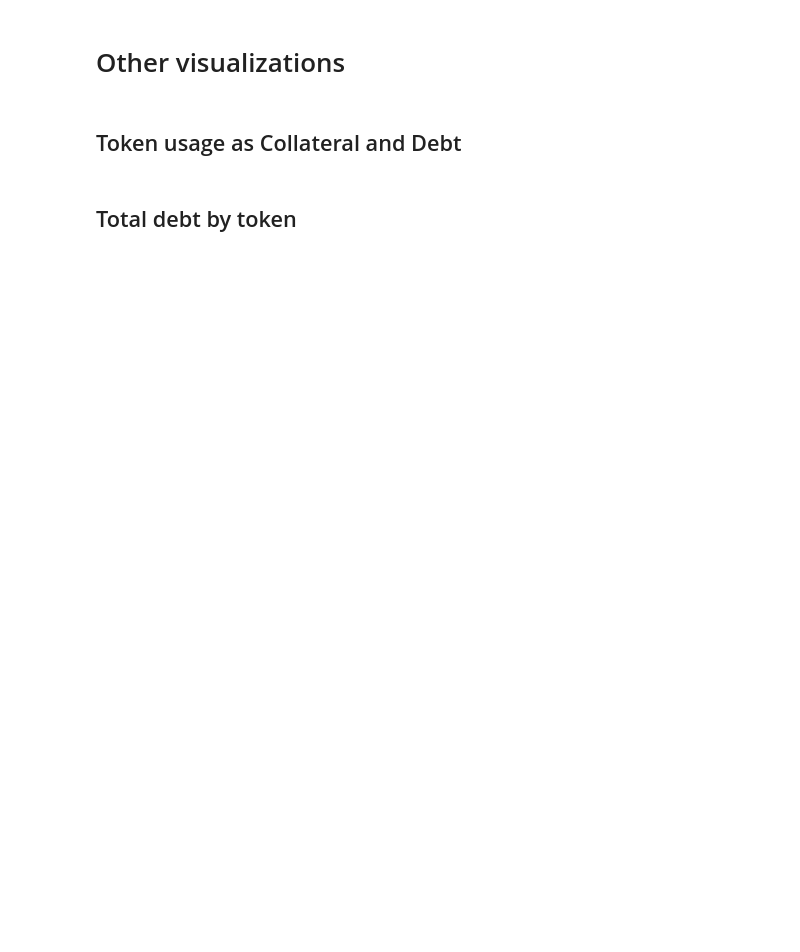
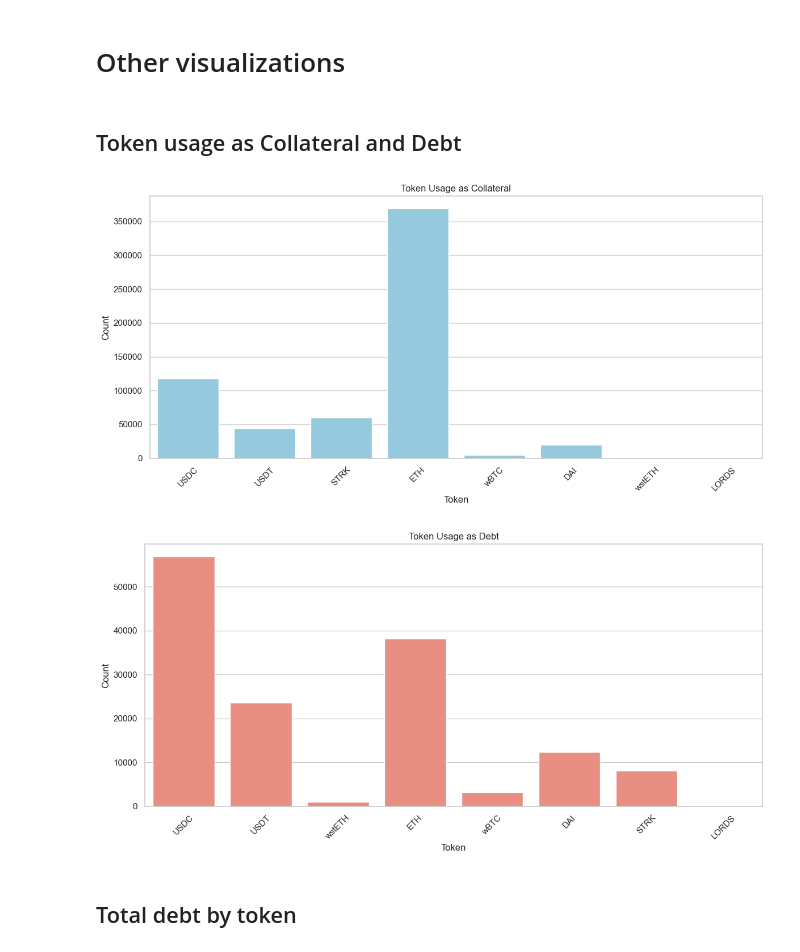
Before and after one commit to CarmineOptions/derisk-research, a Jupyter notebook: notebooks/analyze_looping_across_lending_protocols.ipynb, the cells around one changed output. Drawn from its saved outputs; the diff is of its cells as text; code cells hidden in the pictures; blank space fills up the shorter version.

```diff
--- a/notebooks/analyze_looping_across_lending_protocols.ipynb
+++ b/notebooks/analyze_looping_across_lending_protocols.ipynb
@@ -515,11 +557,11 @@ plt.show()
 ## Token usage as Collateral and Debt
 # %%
 # Function to count token usage in collateral and debt
-def count_token_usage(user_actions: Dict[str, List[Tuple[str, str, float, str]]]) -> Tuple[Dict[str, int], Dict[str, int]]:
+def count_token_usage(user_actions: UserAction) -> Tuple[Dict[str, int], Dict[str, int]]:
     collateral_count = defaultdict(int)
     debt_count = defaultdict(int)
 
-    for actions in user_actions.values():
+    for actions in user_actions.actions.values():
         for action_type, token, amount, protocol in actions:
             if action_type == 'collateral':
                 collateral_count[token] += 1
@@ -527,33 +569,36 @@ def count_token_usage(user_actions: Dict[str, List[Tuple[str, str, float, str]]]
                 debt_count[token] += 1
 
     return collateral_count, debt_count
 
 # Count token usage
 collateral_count, debt_count = count_token_usage(user_actions)
 
 # Convert counts to DataFrames for visualization
 collateral_token_usage = pd.DataFrame(list(collateral_count.items()), columns=['Token', 'Count'])
 debt_token_usage = pd.DataFrame(list(debt_count.items()), columns=['Token', 'Count'])
 
 # Plot collateral usage
 plt.figure(figsize=(12, 6))
 sns.barplot(data=collateral_token_usage, x='Token', y='Count', color='skyblue')
 plt.title('Token Usage as Collateral')
 plt.ylabel('Count')
 plt.xlabel('Token')
 plt.xticks(rotation=45)
 plt.tight_layout()
 plt.show()
 
 # Plot debt usage
 plt.figure(figsize=(12, 6))
 sns.barplot(data=debt_token_usage, x='Token', y='Count', color='salmon')
 plt.title('Token Usage as Debt')
 plt.ylabel('Count')
 plt.xlabel('Token')
 plt.xticks(rotation=45)
 plt.tight_layout()
 plt.show()
+# %% [output]
+[figure, added]
+[figure, added]
 # %% [markdown]
 ## Total debt by token
 # %%
```
Also changed, not shown: parts of 11 cells of this notebook.
